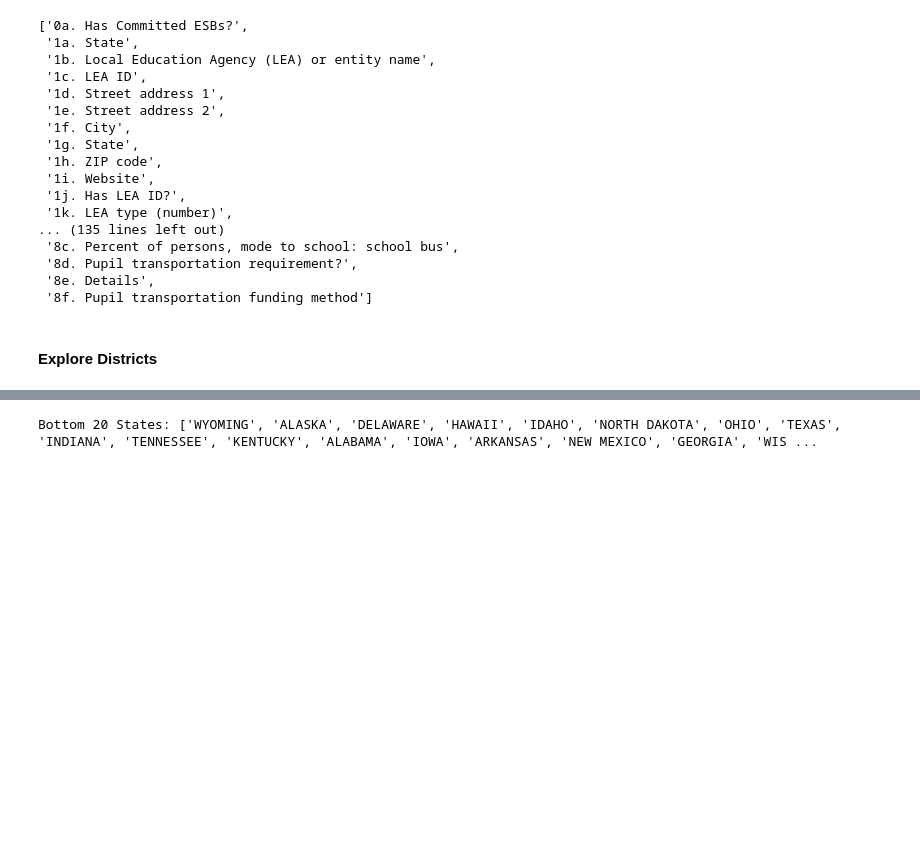
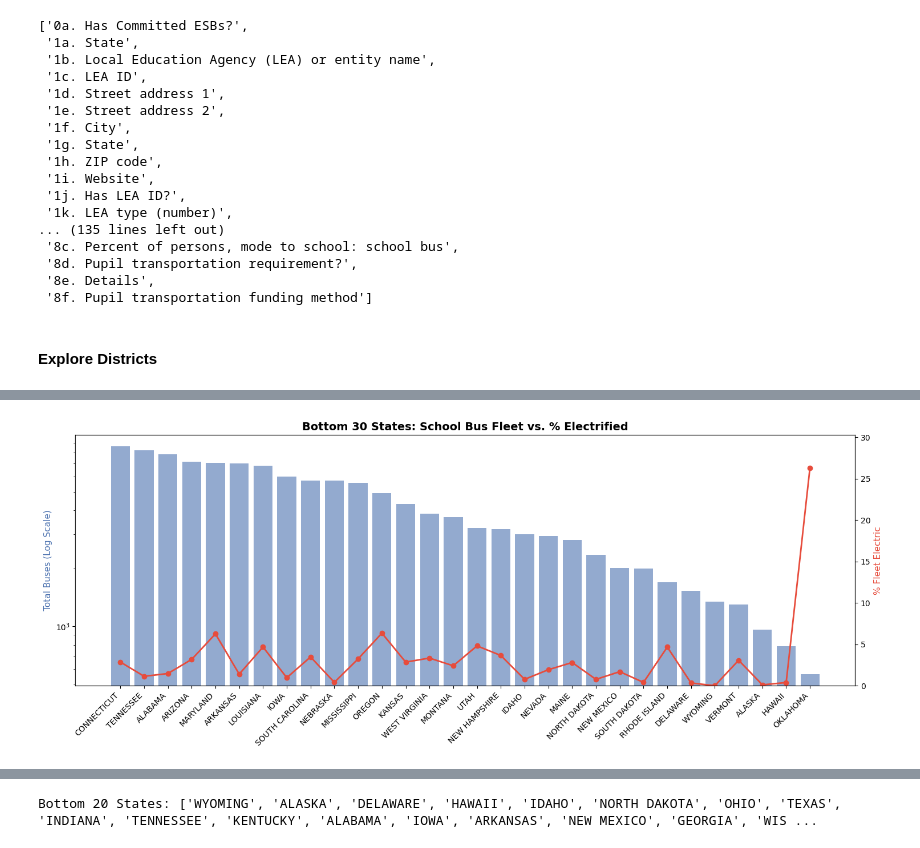
Before and after one commit to dgrasman/magic-school-bus, a Jupyter notebook: msb.ipynb, the cells around one changed output, grey strips where cells are left out. Cells and saved outputs as stored; diff of their text form; code cells hidden in the pictures; blank space fills up the shorter version.

Commit message:
increase view to 30 btm states for plots

```diff
--- a/msb.ipynb
+++ b/msb.ipynb
@@ -200,3 +181,42 @@ plt.show()
+# %%
+# Plot
+fig, ax1 = plt.subplots(figsize=(15, 6))
+
+bars = ax1.bar(
+    state_clean["State"],
+    state_clean["Total_Buses"],
+    color="#4c72b0",
+    alpha=0.6,
+    label="Total Buses",
+)
+
+ax1.set_yscale("log")
+ax1.set_ylabel("Total Buses (Log Scale)", color="#4c72b0", fontsize=11)
+ax1.set_xticks(range(len(state_clean)))
+ax1.set_xticklabels(state_clean["State"], rotation=45, ha="right")
+
+ax2 = ax1.twinx()
+lines = ax2.plot(
+    state_clean["State"],
+    state_clean["pct_electric"],
+    color="#e74c3c",
+    marker="o",
+    linewidth=2,
+    label="% Electric",
+)
+
+ax2.set_ylabel("% Fleet Electric", color="#e74c3c", fontsize=11)
+ax2.set_ylim(0, state_clean["pct_electric"].max() * 1.15)
+
+plt.title(
+    "Bottom 30 States: School Bus Fleet vs. % Electrified",
+    fontsize=14,
+    fontweight="bold",
+)
+plt.tight_layout()
+plt.show()
+# %% [output]
+[figure, added]
 # %%
 # aggregate the four WRI scenarios by state
 
```
Also changed, not shown: parts of 3 cells of this notebook.
